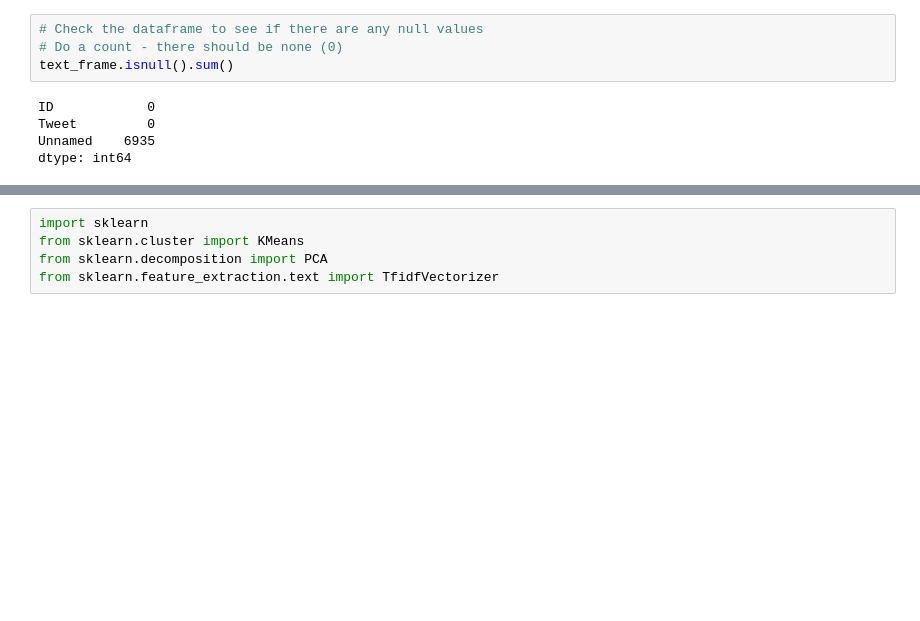
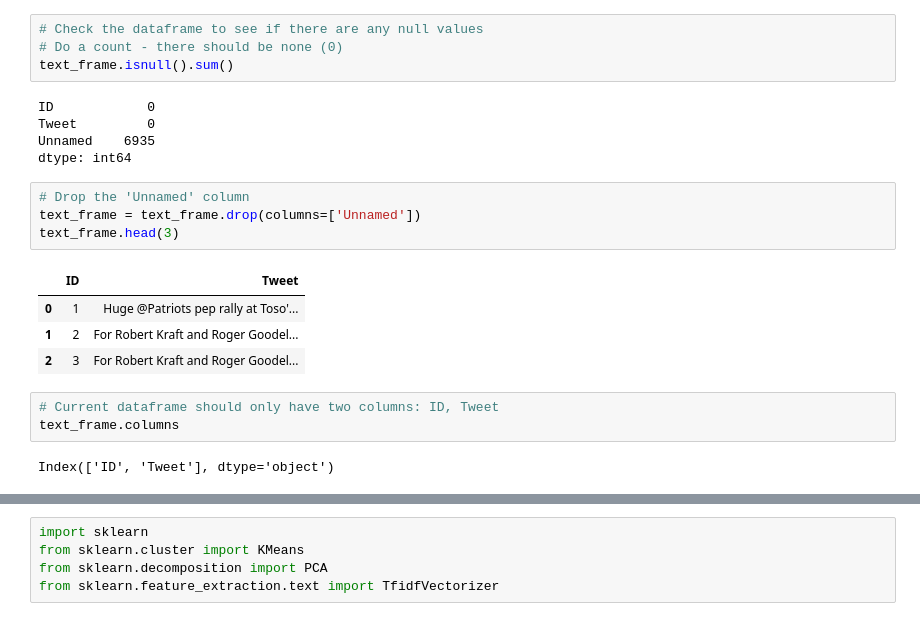
Before and after one commit to matthewjchin/krafttweetsanalysis, a Jupyter notebook: final_project.ipynb, the cells around one changed output, grey strips where cells are left out. Cells and saved outputs as stored; diff of their text form; blank space fills up the shorter version.

```diff
--- a/final_project.ipynb
+++ b/final_project.ipynb
@@ -254,3 +254,17 @@ ID            0
 Tweet         0
 Unnamed    6935
 dtype: int64
+# %%
+# Drop the 'Unnamed' column
+text_frame = text_frame.drop(columns=['Unnamed'])
+text_frame.head(3)
+# %% [output]
+|  | ID | Tweet |
+| 0 | 1 | Huge @Patriots pep rally at Toso'... |
+| 1 | 2 | For Robert Kraft and Roger Goodel... |
+| 2 | 3 | For Robert Kraft and Roger Goodel... |
+# %%
+# Current dataframe should only have two columns: ID, Tweet
+text_frame.columns
+# %% [output]
+Index(['ID', 'Tweet'], dtype='object')
```
Also changed, not shown: parts of 9 cells of this notebook.
